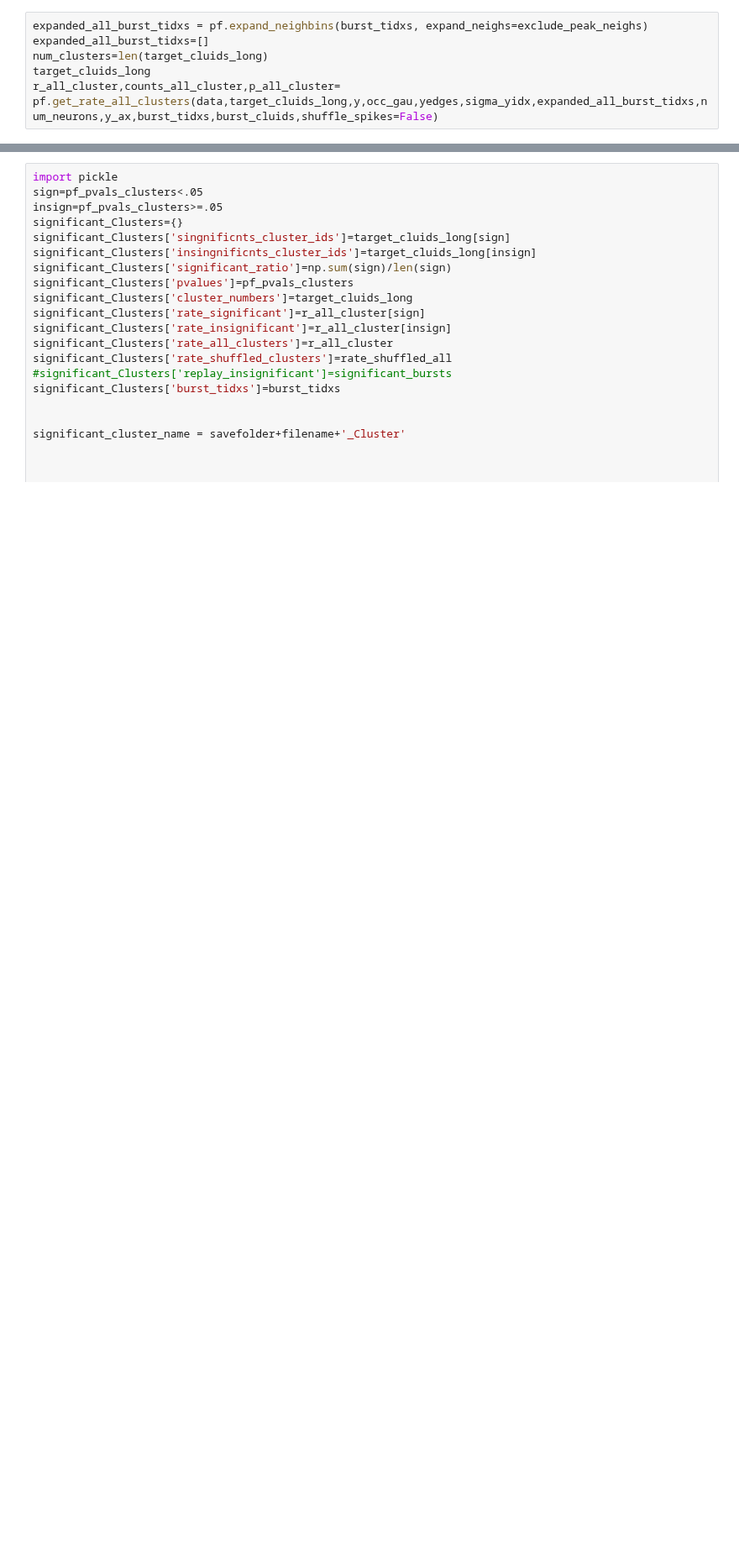
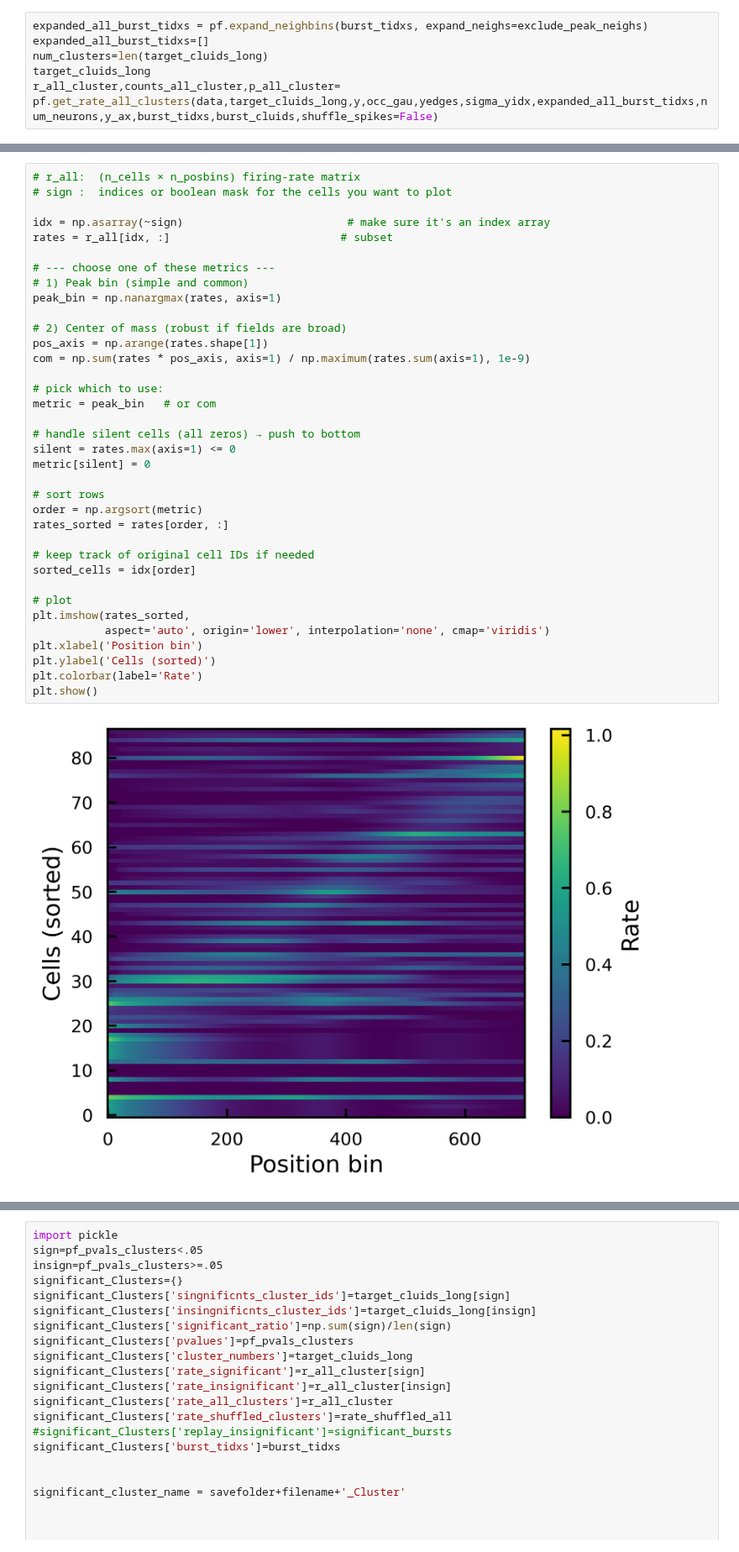
Before and after one commit to HamedShabani/PFC_sequence_analysis, a Jupyter notebook: Place_code_analysis.ipynb, the cells around one changed output, grey strips where cells are left out. Shown at 84% size. Saved outputs shown, nothing was run; the diff lists cells and outputs as text; blank space fills up the shorter version.

```diff
--- a/Place_code_analysis.ipynb
+++ b/Place_code_analysis.ipynb
@@ -593,3 +577,41 @@ IndexError: boolean index did not match indexed array along dimension 0; dimensi
+# %%
+# r_all:  (n_cells × n_posbins) firing-rate matrix
+# sign :  indices or boolean mask for the cells you want to plot
+
+idx = np.asarray(~sign)                         # make sure it's an index array
+rates = r_all[idx, :]                          # subset
+
+# --- choose one of these metrics ---
+# 1) Peak bin (simple and common)
+peak_bin = np.nanargmax(rates, axis=1)
+
+# 2) Center of mass (robust if fields are broad)
+pos_axis = np.arange(rates.shape[1])
+com = np.sum(rates * pos_axis, axis=1) / np.maximum(rates.sum(axis=1), 1e-9)
+
+# pick which to use:
+metric = peak_bin   # or com
+
+# handle silent cells (all zeros) → push to bottom
+silent = rates.max(axis=1) <= 0
+metric[silent] = 0
+
+# sort rows
+order = np.argsort(metric)
+rates_sorted = rates[order, :]
+
+# keep track of original cell IDs if needed
+sorted_cells = idx[order]
+
+# plot
+plt.imshow(rates_sorted,
+           aspect='auto', origin='lower', interpolation='none', cmap='viridis')
+plt.xlabel('Position bin')
+plt.ylabel('Cells (sorted)')
+plt.colorbar(label='Rate')
+plt.show()
+# %% [output]
+[figure, added]
 # %%
 # Compute place field of clusters
 
```
Also changed, not shown: parts of 34 cells of this notebook, 4 other files.
